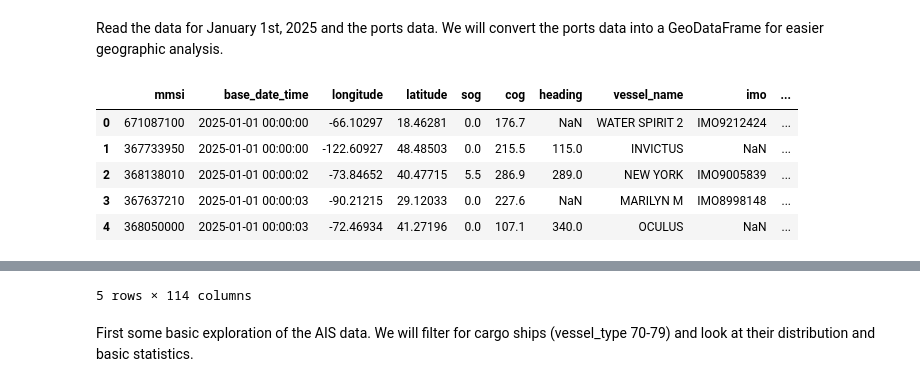
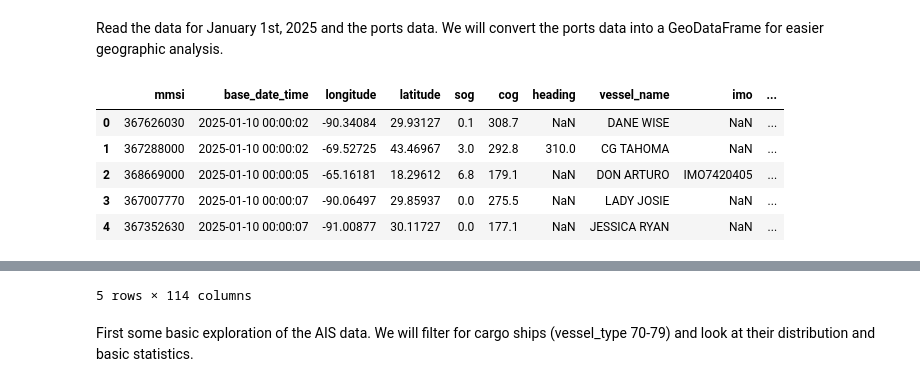
Before and after one commit to JefVanLaer/delay_predictor, a Jupyter notebook: notebooks/exploration.ipynb, the cells around one changed output, grey strips where cells are left out. Drawn from its saved outputs; the diff is of its cells as text; code cells hidden in the pictures.

```diff
--- a/notebooks/exploration.ipynb
+++ b/notebooks/exploration.ipynb
@@ -18,30 +16,33 @@ from datetime import timedelta
 # %% [markdown]
 Read the data for January 1st, 2025 and the ports data. We will convert the ports data into a GeoDataFrame for easier geographic analysis.
 # %%
-df_0101 = pd.read_csv("../data/ais/ais-2025-01-01.csv")
+folder = Path("../data/ais")
+
+df_ais = pd.concat([pd.read_csv(file) for file in folder.glob("*.csv")],
+               ignore_index=True)
 
 # Read ports data
-ports_df = pd.read_csv("../data/ports/ports.csv")
+df_ports = pd.read_csv("../data/ports/ports.csv")
 # %%
 # Apply conversion to decimal degrees for latitude and longitude
-ports_df['lat_dd'] = ports_df['latitude'].apply(dms_to_dd)
-ports_df['lon_dd'] = ports_df['longitude'].apply(dms_to_dd)
+df_ports['lat_dd'] = df_ports['latitude'].apply(dms_to_dd)
+df_ports['lon_dd'] = df_ports['longitude'].apply(dms_to_dd)
 
 # Create geometry column
-ports_df['geometry'] = ports_df.apply(lambda row: Point(row['lon_dd'], row['lat_dd']), axis=1)
+df_ports['geometry'] = df_ports.apply(lambda row: Point(row['lon_dd'], row['lat_dd']), axis=1)
 
 # Convert ports data to GeoDataFrame
-ports = gpd.GeoDataFrame(ports_df, geometry='geometry', crs='EPSG:4326')
+ports = gpd.GeoDataFrame(df_ports, geometry='geometry', crs='EPSG:4326')
 # %%
-display(df_0101.head())
+display(df_ais.head())
 display(ports.head())
 # %% [output]
 |  | mmsi | base_date_time | longitude | latitude | sog | cog | heading | vessel_name | imo | ... |
-| 0 | 671087100 | 2025-01-01 00:00:00 | -66.10297 | 18.46281 | 0.0 | 176.7 | NaN | WATER SPIRIT 2 | IMO9212424 | ... |
-| 1 | 367733950 | 2025-01-01 00:00:00 | -122.60927 | 48.48503 | 0.0 | 215.5 | 115.0 | INVICTUS | NaN | ... |
-| 2 | 368138010 | 2025-01-01 00:00:02 | -73.84652 | 40.47715 | 5.5 | 286.9 | 289.0 | NEW YORK | IMO9005839 | ... |
-| 3 | 367637210 | 2025-01-01 00:00:03 | -90.21215 | 29.12033 | 0.0 | 227.6 | NaN | MARILYN M | IMO8998148 | ... |
-| 4 | 368050000 | 2025-01-01 00:00:03 | -72.46934 | 41.27196 | 0.0 | 107.1 | 340.0 | OCULUS | NaN | ... |
+| 0 | 367626030 | 2025-01-10 00:00:02 | -90.34084 | 29.93127 | 0.1 | 308.7 | NaN | DANE WISE | NaN | ... |
+| 1 | 367288000 | 2025-01-10 00:00:02 | -69.52725 | 43.46967 | 3.0 | 292.8 | 310.0 | CG TAHOMA | NaN | ... |
+| 2 | 368669000 | 2025-01-10 00:00:05 | -65.16181 | 18.29612 | 6.8 | 179.1 | NaN | DON ARTURO | IMO7420405 | ... |
+| 3 | 367007770 | 2025-01-10 00:00:07 | -90.06497 | 29.85937 | 0.0 | 275.5 | NaN | LADY JOSIE | NaN | ... |
+| 4 | 367352630 | 2025-01-10 00:00:07 | -91.00877 | 30.11727 | 0.0 | 177.1 | NaN | JESSICA RYAN | NaN | ... |
 |  | portNumber | portName | regionNumber | regionName | countryCode | countryName | latitude | longitude | ... |
 | 0 | 17060 | Aberdeen | 16000 | UNITED STATES W COAST | US | United States | 46°59'00"N | 123°49'00"W | ... |
 | 1 | 20140 | Adak Naval Air Station | 20095 | ALEUTIAN ISLANDS | US | United States | 51°52'00"N | 176°38'00"W | ... |
```
Also changed, not shown: parts of 13 cells of this notebook.
